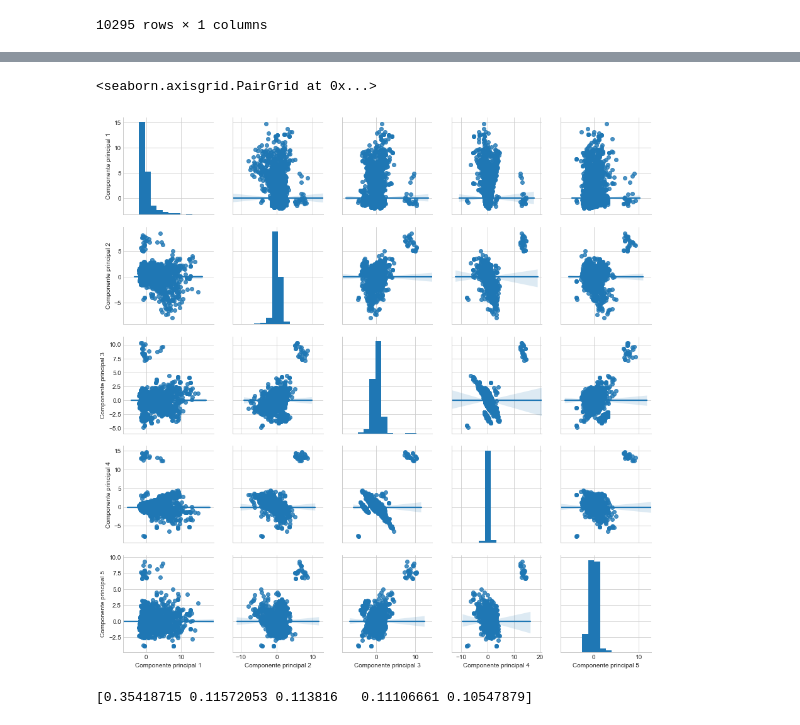
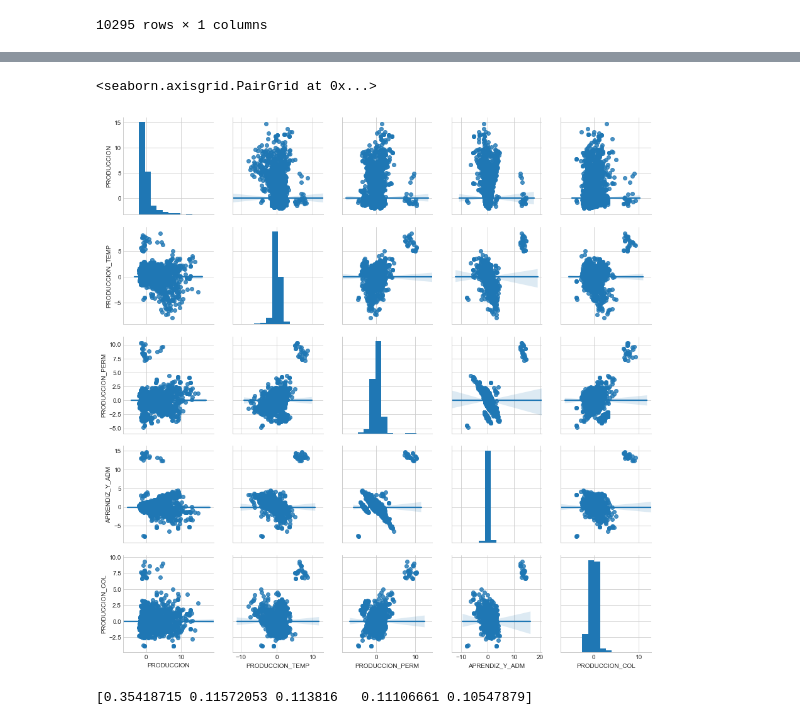
Before and after one commit to KatherinAcosta/Proyecto2018, a Jupyter notebook: 4.1.1 PCA Recursos humanos.ipynb, the cells around one changed output, grey strips where cells are left out. Cells and saved outputs as stored; diff of their text form; code cells hidden in the pictures.

```diff
--- a/4.1.1 PCA Recursos humanos.ipynb
+++ b/4.1.1 PCA Recursos humanos.ipynb
@@ -343,4 +341,4 @@ Y_1=sklearn_PCA.fit_transform(X_std)
 # %%
-PCArecursosh = pd.DataFrame(data = Y_1, columns = ['Componente principal 1', 'Componente principal 2','Componente principal 3', 'Componente principal 4','Componente principal 5'])
+PCArecursosh = pd.DataFrame(data = Y_1, columns = ['PRODUCCION', 'PRODUCCION_TEMP','PRODUCCION_PERM', 'APRENDIZ_Y_ADM','PRODUCCION_COL'])
 PCArecursosh.head(10295)
 # %% [output]
@@ -389,10 +387,10 @@ PCA
 10295 rows × 6 columns
 # %%
-b = sns.pairplot(PCA, vars=["Componente principal 1","Componente principal 2","Componente principal 3","Componente principal 4","Componente principal 5"],kind="reg")
+b = sns.pairplot(PCA, vars=["PRODUCCION","PRODUCCION_TEMP","PRODUCCION_PERM","APRENDIZ_Y_ADM","PRODUCCION_COL"],kind="reg")
 b # Resumen gráfico con histogramas y diagramas de dispersión de las variables
 # %% [output]
 <seaborn.axisgrid.PairGrid at 0x...>
-[figure, old version]
+[figure, new version]
 # %%
 print(sklearn_PCA.explained_variance_ratio_)
 # %% [output]
```
Also changed, not shown: parts of 6 cells of this notebook.
